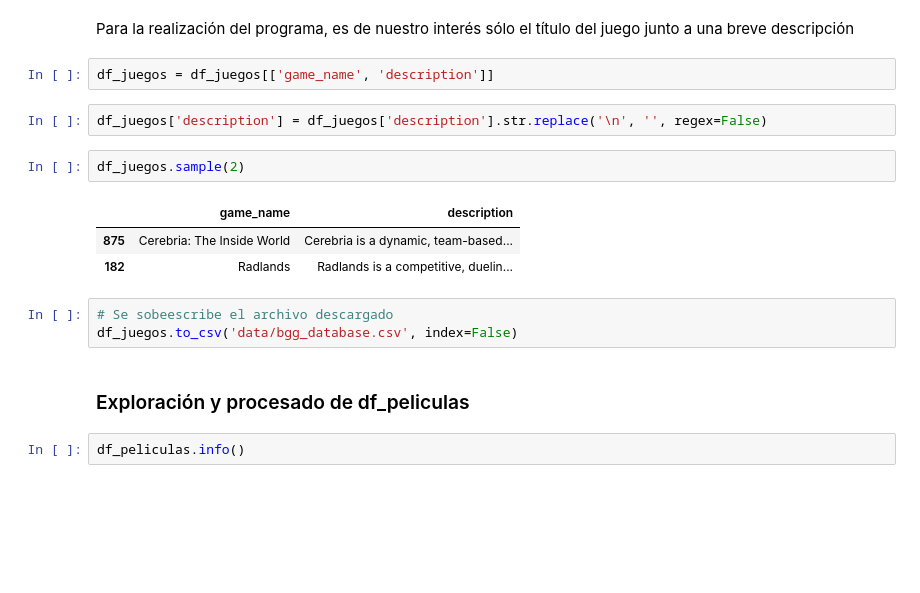
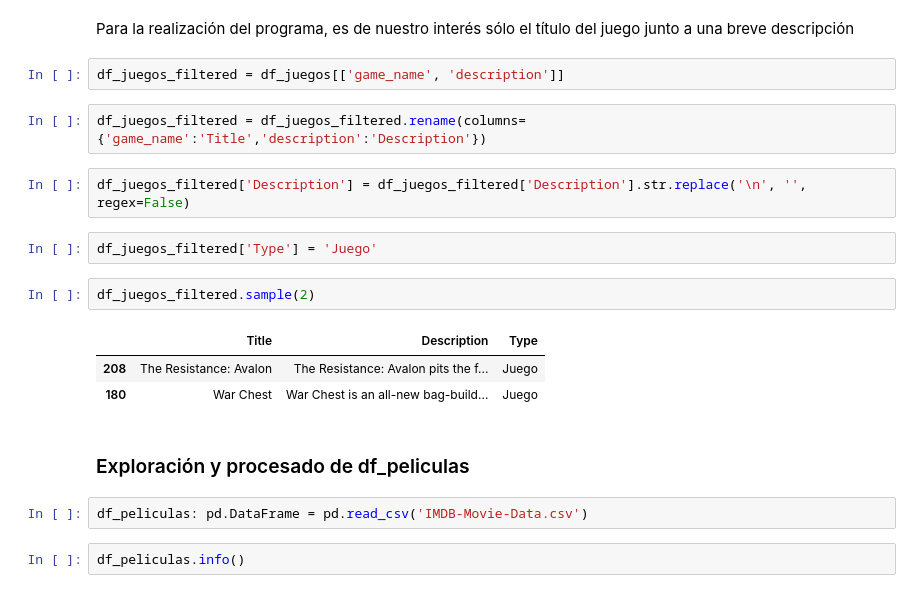
Before and after one commit to bpace1/NLP-TP1, a Jupyter notebook: NLP_TP1_datasets.ipynb, the cells around one changed output. Saved outputs shown, nothing was run; the diff lists cells and outputs as text; blank space fills up the shorter version.

```diff
--- a/NLP_TP1_datasets.ipynb
+++ b/NLP_TP1_datasets.ipynb
@@ -90,21 +79,24 @@ dtype: int64
 # %% [markdown]
 Para la realización del programa, es de nuestro interés sólo el título del juego junto a una breve descripción
 # %%
-df_juegos = df_juegos[['game_name', 'description']]
+df_juegos_filtered = df_juegos[['game_name', 'description']]
+# %%
+df_juegos_filtered = df_juegos_filtered.rename(columns={'game_name':'Title','description':'Description'})
 # %%
-df_juegos['description'] = df_juegos['description'].str.replace('\n', '', regex=False)
+df_juegos_filtered['Description'] = df_juegos_filtered['Description'].str.replace('\n', '', regex=False)
+# %%
+df_juegos_filtered['Type'] = 'Juego'
 # %%
-df_juegos.sample(2)
+df_juegos_filtered.sample(2)
 # %% [output]
-|  | game_name | description |
-| 875 | Cerebria: The Inside World | Cerebria is a dynamic, team-based... |
-| 182 | Radlands | Radlands is a competitive, duelin... |
+|  | Title | Description | Type |
+| 208 | The Resistance: Avalon | The Resistance: Avalon pits the f... | Juego |
+| 180 | War Chest | War Chest is an all-new bag-build... | Juego |
-# %%
-# Se sobeescribe el archivo descargado
-df_juegos.to_csv('data/bgg_database.csv', index=False)
 # %% [markdown]
 
 ### Exploración y procesado de df_peliculas
+# %%
+df_peliculas: pd.DataFrame = pd.read_csv('IMDB-Movie-Data.csv')
 # %%
 df_peliculas.info()
 # %% [output]
```
Also changed, not shown: parts of 49 cells of this notebook.
